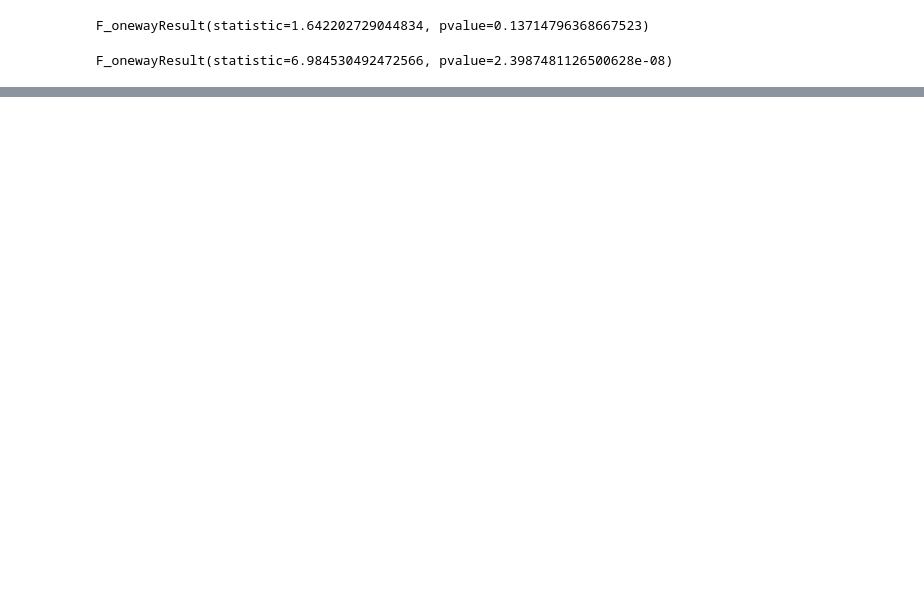
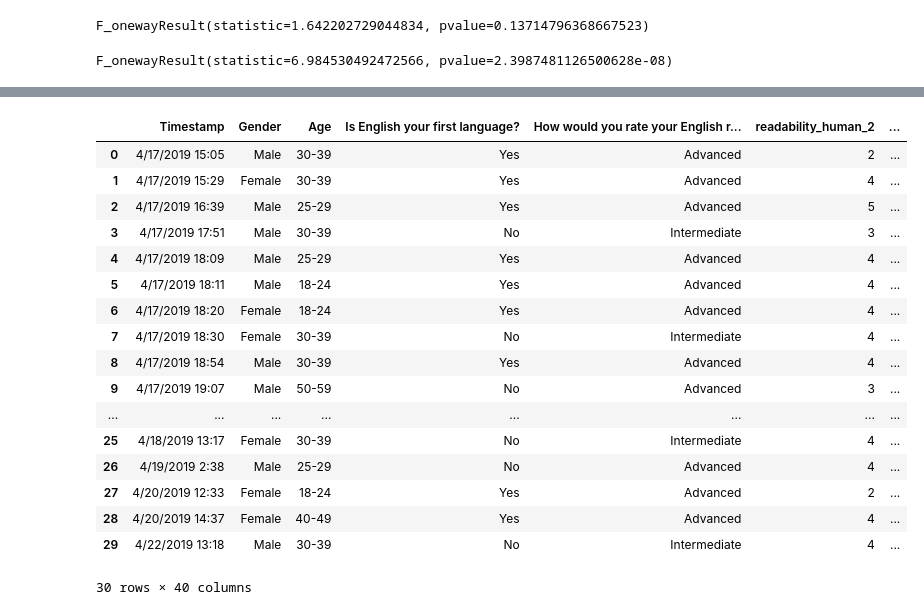
Before and after one commit to Mario-Kart-Felix/msc_project, a Jupyter notebook: notebooks/responses.ipynb, the cells around one changed output, grey strips where cells are left out. Cells and saved outputs as stored; diff of their text form; code cells hidden in the pictures; blank space fills up the shorter version.

```diff
--- a/notebooks/responses.ipynb
+++ b/notebooks/responses.ipynb
@@ -76,0 +209,21 @@ print(MultiComp_rouge_1_f.tukeyhsd().summary())
+# %%
+survey
+# %% [output]
+|  | Timestamp | Gender | Age | Is English your first language? | How would you rate your English r... | readability_human_2 | ... |
+| 0 | 4/17/2019 15:05 | Male | 30-39 | Yes | Advanced | 2 | ... |
+| 1 | 4/17/2019 15:29 | Female | 30-39 | Yes | Advanced | 4 | ... |
+| 2 | 4/17/2019 16:39 | Male | 25-29 | Yes | Advanced | 5 | ... |
+| 3 | 4/17/2019 17:51 | Male | 30-39 | No | Intermediate | 3 | ... |
+| 4 | 4/17/2019 18:09 | Male | 25-29 | Yes | Advanced | 4 | ... |
+| 5 | 4/17/2019 18:11 | Male | 18-24 | Yes | Advanced | 4 | ... |
+| 6 | 4/17/2019 18:20 | Female | 18-24 | Yes | Advanced | 4 | ... |
+| 7 | 4/17/2019 18:30 | Female | 30-39 | No | Intermediate | 4 | ... |
+| 8 | 4/17/2019 18:54 | Male | 30-39 | Yes | Advanced | 4 | ... |
+| 9 | 4/17/2019 19:07 | Male | 50-59 | No | Advanced | 3 | ... |
+| ... | ... | ... | ... | ... | ... | ... | ... |
+| 25 | 4/18/2019 13:17 | Female | 30-39 | No | Intermediate | 4 | ... |
+| 26 | 4/19/2019 2:38 | Male | 25-29 | No | Advanced | 4 | ... |
+| 27 | 4/20/2019 12:33 | Female | 18-24 | Yes | Advanced | 2 | ... |
+| 28 | 4/20/2019 14:37 | Female | 40-49 | Yes | Advanced | 4 | ... |
+| 29 | 4/22/2019 13:18 | Male | 30-39 | No | Intermediate | 4 | ... |
+30 rows × 40 columns
```
Also changed, not shown: parts of 20 cells of this notebook, 9 other files.
